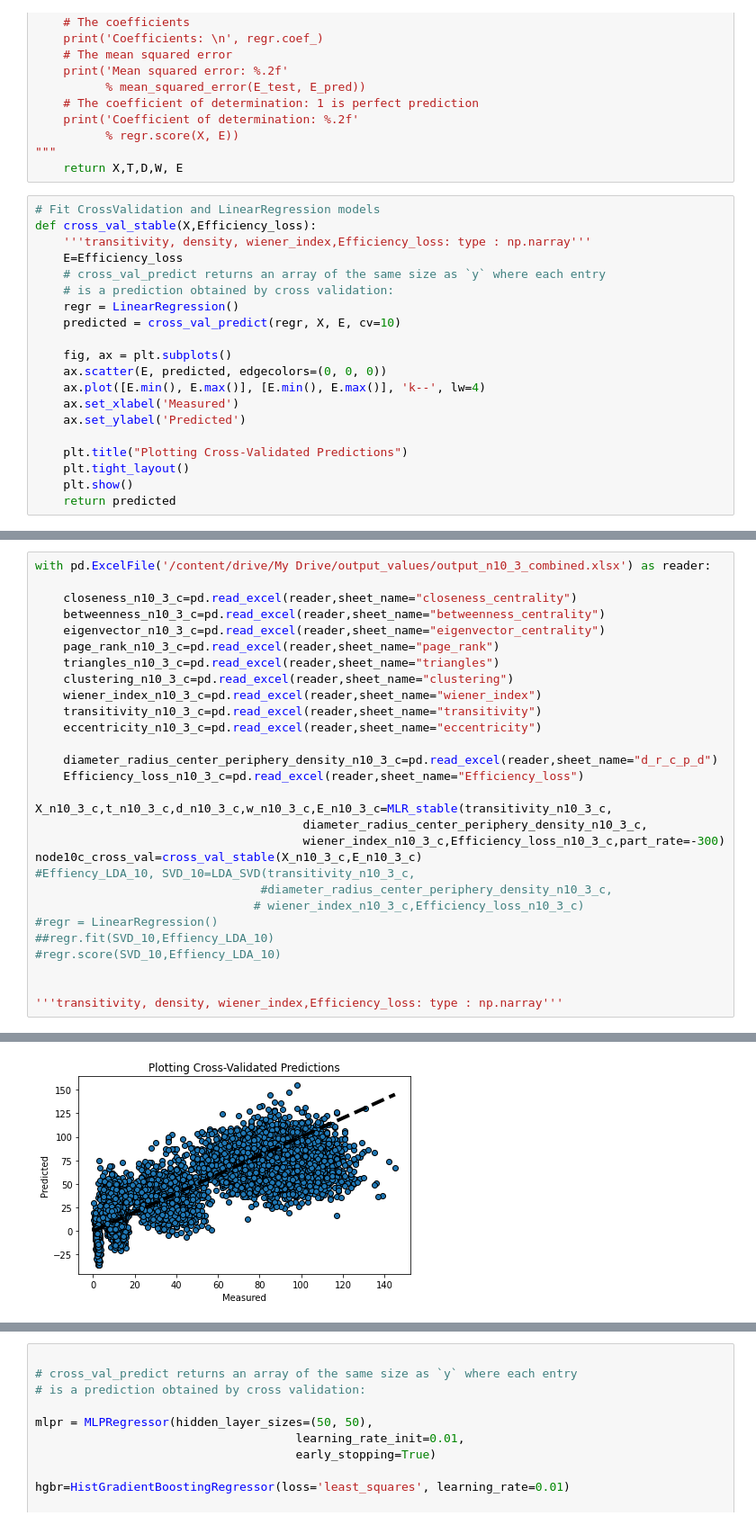
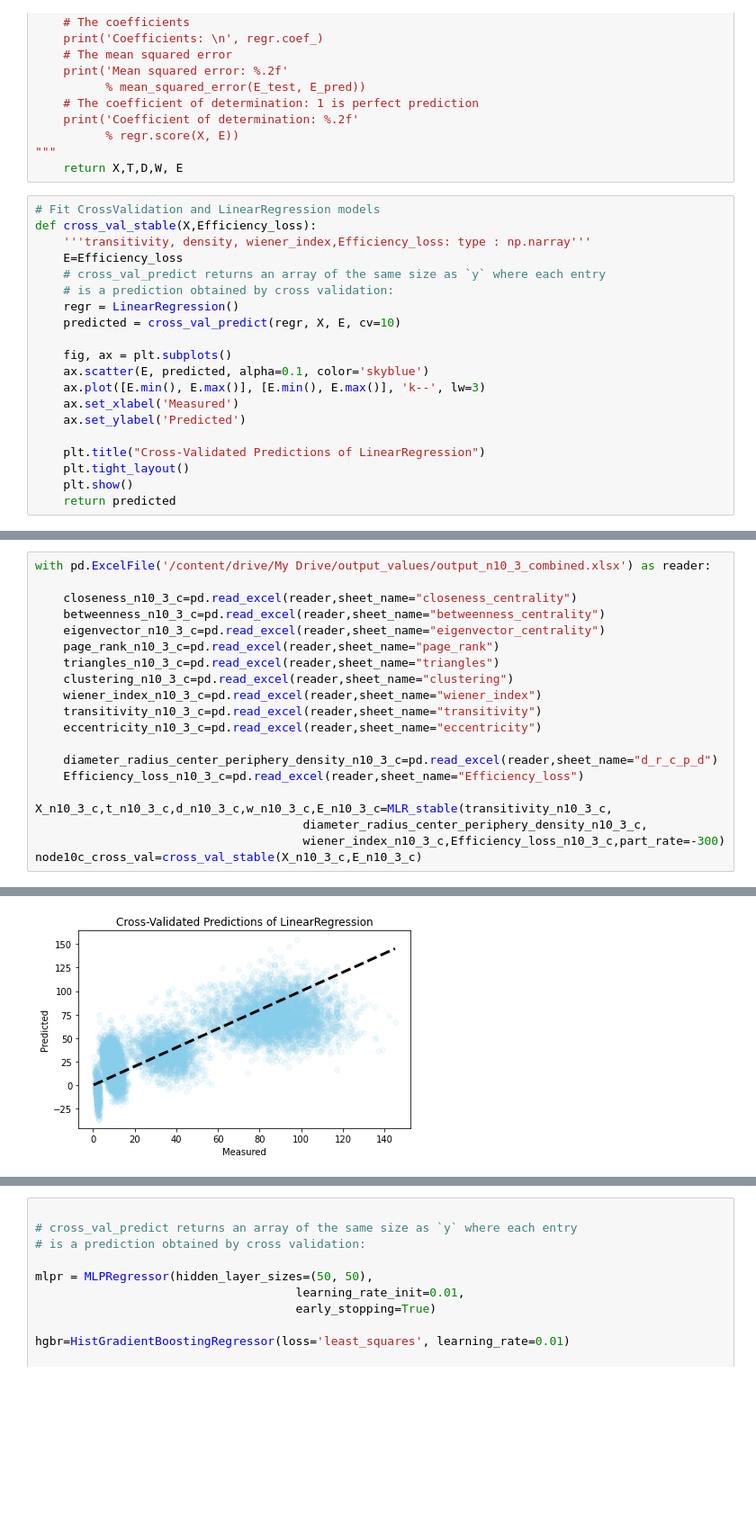
Before and after one commit to Freya-LR/strategic_network, a Jupyter notebook: Analysis.ipynb, the cells around one changed output, grey strips where cells are left out. Shown at 90% size. Cells and saved outputs as stored; diff of their text form; blank space fills up the shorter version.

```diff
--- a/Analysis.ipynb
+++ b/Analysis.ipynb
@@ -114,12 +114,12 @@ def cross_val_stable(X,Efficiency_loss):
     predicted = cross_val_predict(regr, X, E, cv=10)
 
     fig, ax = plt.subplots()
-    ax.scatter(E, predicted, edgecolors=(0, 0, 0))
-    ax.plot([E.min(), E.max()], [E.min(), E.max()], 'k--', lw=4)
+    ax.scatter(E, predicted, alpha=0.1, color='skyblue')
+    ax.plot([E.min(), E.max()], [E.min(), E.max()], 'k--', lw=3)
     ax.set_xlabel('Measured')
     ax.set_ylabel('Predicted')
 
-    plt.title("Plotting Cross-Validated Predictions")
+    plt.title("Cross-Validated Predictions of LinearRegression")
     plt.tight_layout()
     plt.show()
     return predicted
@@ -333,13 +276,4 @@ X_n10_3_c,t_n10_3_c,d_n10_3_c,w_n10_3_c,E_n10_3_c=MLR_stable(transitivity_n10_3_
                                       diameter_radius_center_periphery_density_n10_3_c,
                                       wiener_index_n10_3_c,Efficiency_loss_n10_3_c,part_rate=-300)
 node10c_cross_val=cross_val_stable(X_n10_3_c,E_n10_3_c)
-#Effiency_LDA_10, SVD_10=LDA_SVD(transitivity_n10_3_c,
-                                #diameter_radius_center_periphery_density_n10_3_c,
-                               # wiener_index_n10_3_c,Efficiency_loss_n10_3_c)
-#regr = LinearRegression()
-##regr.fit(SVD_10,Effiency_LDA_10)
-#regr.score(SVD_10,Effiency_LDA_10)
-
-
-'''transitivity, density, wiener_index,Efficiency_loss: type : np.narray'''
 # %% [output]
@@ -347,2 +281,2 @@ transitivity, density, wiener_index,Efficiency_loss: type : np.narray
 The Efficiency Loss Data is Normal Distribution !
-[figure, old version]
+[figure, new version]
```
Also changed, not shown: parts of 9 cells of this notebook.
